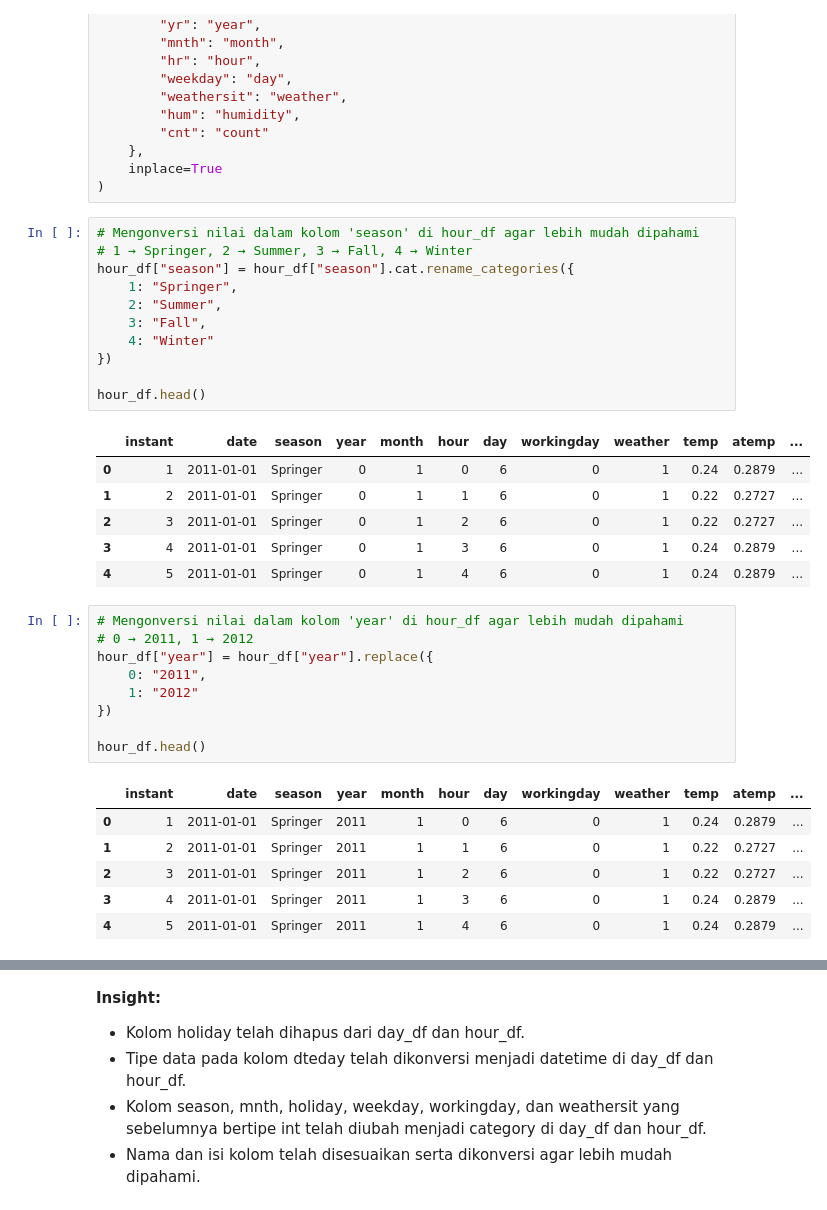
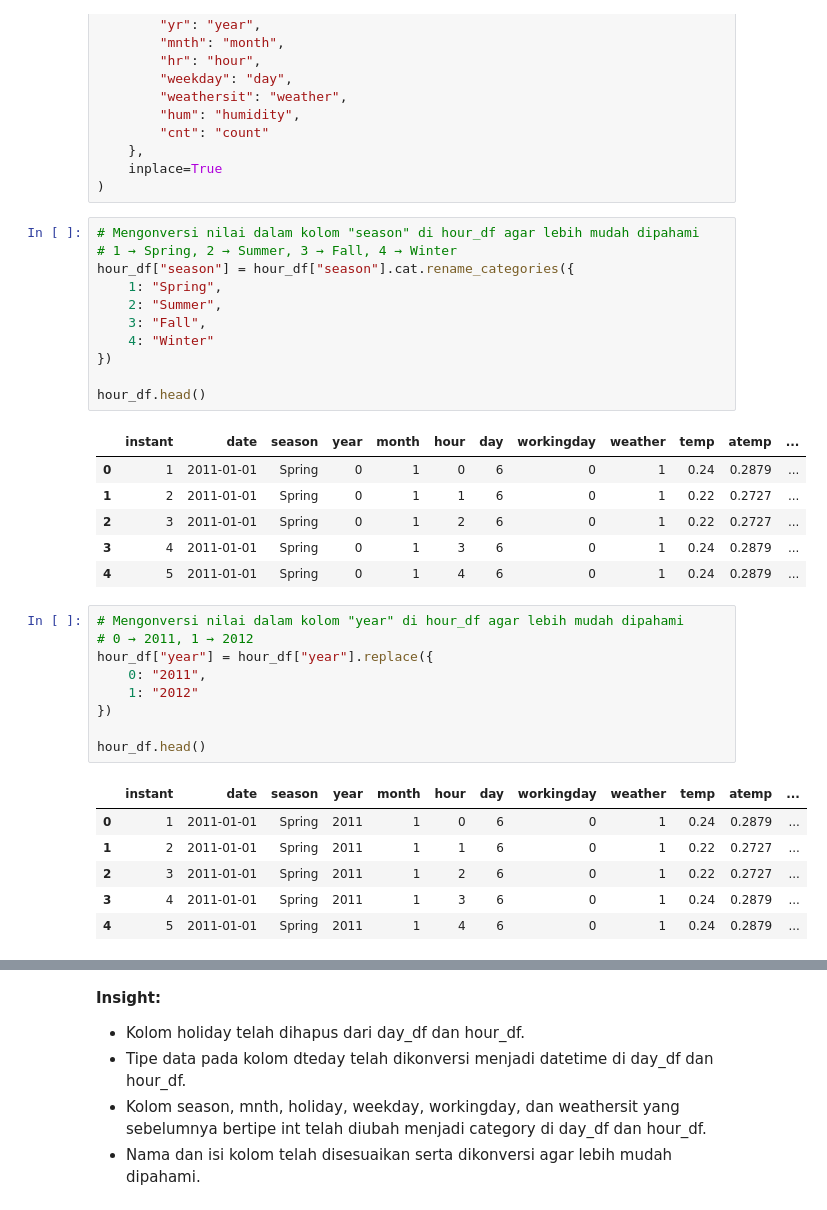
Before and after one commit to bintang58/bike-sharing-analysis, a Jupyter notebook: notebook.ipynb, the cells around one changed output, grey strips where cells are left out. Saved outputs shown, nothing was run; the diff lists cells and outputs as text.

```diff
--- a/notebook.ipynb
+++ b/notebook.ipynb
@@ -393,25 +395,25 @@ hour_df.rename(
     inplace=True
 )
 # %%
-# Mengonversi nilai dalam kolom 'season' di hour_df agar lebih mudah dipahami
-# 1 → Springer, 2 → Summer, 3 → Fall, 4 → Winter
+# Mengonversi nilai dalam kolom "season" di hour_df agar lebih mudah dipahami
+# 1 → Spring, 2 → Summer, 3 → Fall, 4 → Winter
 hour_df["season"] = hour_df["season"].cat.rename_categories({
-    1: "Springer",
+    1: "Spring",
     2: "Summer",
     3: "Fall",
     4: "Winter"
 })
 
 hour_df.head()
 # %% [output]
 |  | instant | date | season | year | month | hour | day | workingday | weather | temp | atemp | ... |
-| 0 | 1 | 2011-01-01 | Springer | 0 | 1 | 0 | 6 | 0 | 1 | 0.24 | 0.2879 | ... |
-| 1 | 2 | 2011-01-01 | Springer | 0 | 1 | 1 | 6 | 0 | 1 | 0.22 | 0.2727 | ... |
-| 2 | 3 | 2011-01-01 | Springer | 0 | 1 | 2 | 6 | 0 | 1 | 0.22 | 0.2727 | ... |
-| 3 | 4 | 2011-01-01 | Springer | 0 | 1 | 3 | 6 | 0 | 1 | 0.24 | 0.2879 | ... |
-| 4 | 5 | 2011-01-01 | Springer | 0 | 1 | 4 | 6 | 0 | 1 | 0.24 | 0.2879 | ... |
+| 0 | 1 | 2011-01-01 | Spring | 0 | 1 | 0 | 6 | 0 | 1 | 0.24 | 0.2879 | ... |
+| 1 | 2 | 2011-01-01 | Spring | 0 | 1 | 1 | 6 | 0 | 1 | 0.22 | 0.2727 | ... |
+| 2 | 3 | 2011-01-01 | Spring | 0 | 1 | 2 | 6 | 0 | 1 | 0.22 | 0.2727 | ... |
+| 3 | 4 | 2011-01-01 | Spring | 0 | 1 | 3 | 6 | 0 | 1 | 0.24 | 0.2879 | ... |
+| 4 | 5 | 2011-01-01 | Spring | 0 | 1 | 4 | 6 | 0 | 1 | 0.24 | 0.2879 | ... |
 # %%
-# Mengonversi nilai dalam kolom 'year' di hour_df agar lebih mudah dipahami
+# Mengonversi nilai dalam kolom "year" di hour_df agar lebih mudah dipahami
 # 0 → 2011, 1 → 2012
 hour_df["year"] = hour_df["year"].replace({
     0: "2011",
@@ -421,9 +423,9 @@ hour_df["year"] = hour_df["year"].replace({
 hour_df.head()
 # %% [output]
 |  | instant | date | season | year | month | hour | day | workingday | weather | temp | atemp | ... |
-| 0 | 1 | 2011-01-01 | Springer | 2011 | 1 | 0 | 6 | 0 | 1 | 0.24 | 0.2879 | ... |
-| 1 | 2 | 2011-01-01 | Springer | 2011 | 1 | 1 | 6 | 0 | 1 | 0.22 | 0.2727 | ... |
-| 2 | 3 | 2011-01-01 | Springer | 2011 | 1 | 2 | 6 | 0 | 1 | 0.22 | 0.2727 | ... |
-| 3 | 4 | 2011-01-01 | Springer | 2011 | 1 | 3 | 6 | 0 | 1 | 0.24 | 0.2879 | ... |
-| 4 | 5 | 2011-01-01 | Springer | 2011 | 1 | 4 | 6 | 0 | 1 | 0.24 | 0.2879 | ... |
+| 0 | 1 | 2011-01-01 | Spring | 2011 | 1 | 0 | 6 | 0 | 1 | 0.24 | 0.2879 | ... |
+| 1 | 2 | 2011-01-01 | Spring | 2011 | 1 | 1 | 6 | 0 | 1 | 0.22 | 0.2727 | ... |
+| 2 | 3 | 2011-01-01 | Spring | 2011 | 1 | 2 | 6 | 0 | 1 | 0.22 | 0.2727 | ... |
+| 3 | 4 | 2011-01-01 | Spring | 2011 | 1 | 3 | 6 | 0 | 1 | 0.24 | 0.2879 | ... |
+| 4 | 5 | 2011-01-01 | Spring | 2011 | 1 | 4 | 6 | 0 | 1 | 0.24 | 0.2879 | ... |
 # %%
```
Also changed, not shown: parts of 40 cells of this notebook.
